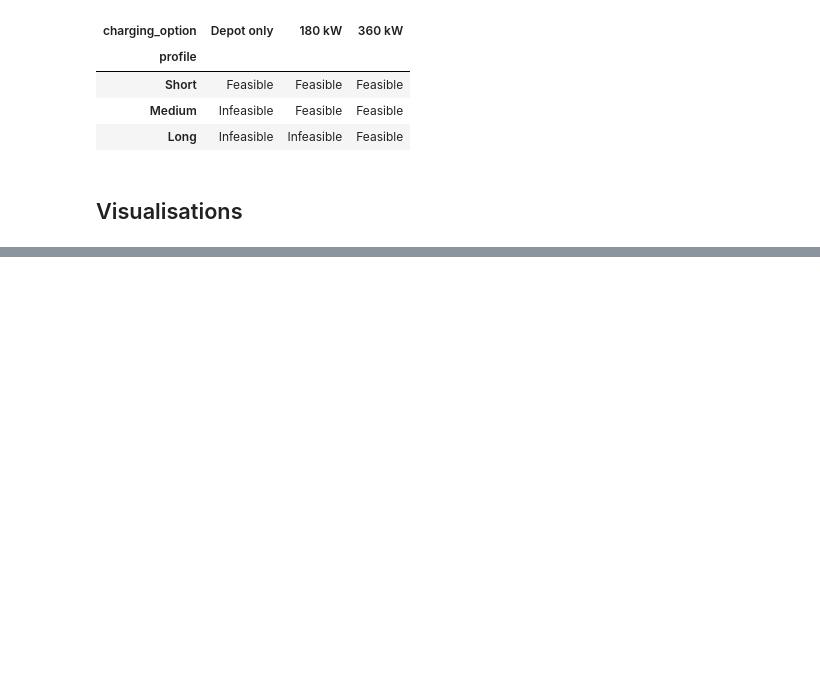
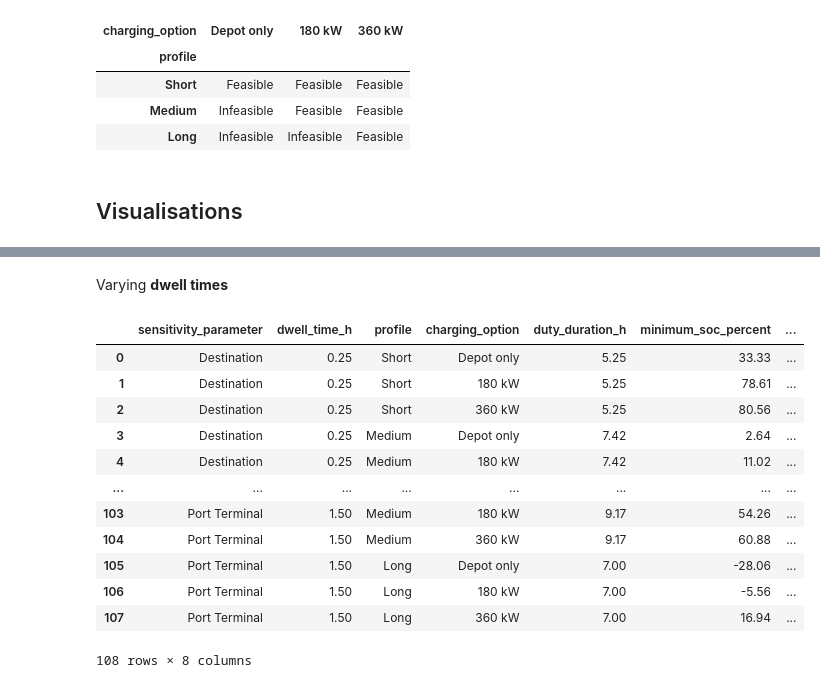
Before and after one commit to magdalini1/-TIL6022-TIL-Python-Programming-Group-21, a Jupyter notebook: Final_code.ipynb, the cells around one changed output, grey strips where cells are left out. Cells and saved outputs as stored; diff of their text form; code cells hidden in the pictures; blank space fills up the shorter version.

```diff
--- a/Final_code.ipynb
+++ b/Final_code.ipynb
@@ -614,0 +712,73 @@ plt.show()
+# %% [markdown]
+Varying **dwell times**
+# %%
+dwell_times = [0.25, 0.50, 0.75, 1.00, 1.25, 1.50]
+dwell_results = []
+
+# testing destination dwell and port dwell individually
+dwell_features = ["Destination", "Port Terminal"]
+
+for feature in dwell_features:
+    for time in dwell_times:
+        #create a new operation profile with the new dwell times
+        profiles_new = []
+        for profile in profiles:
+            destination_dwell = profile.destination_dwell_h
+            port_dwell = profile.port_dwell_h
+
+            if feature == "Destination":
+                destination_dwell = time
+            else:
+                port_dwell = time
+
+            modified_profile = OperationalProfile(
+                name=profile.name,
+                one_way_distance_km=profile.one_way_distance_km,
+                round_trips=profile.round_trips,
+                average_speed_kmh=profile.average_speed_kmh,
+                destination_dwell_h=destination_dwell,
+                port_dwell_h=port_dwell,
+                duty_start_hour=profile.duty_start_hour
+            )
+            profiles_new.append(modified_profile)
+
+        # run simulation with the new profile
+        _, summary_sens1 = run_all_scenarios(
+            truck,
+            profiles_new,
+            charging_options
+        )
+
+        summary_sens1['sensitivity_parameter'] = feature
+        summary_sens1['dwell_time_h'] = time
+
+        dwell_results.append(summary_sens1)
+
+dwell_sensitivity_df = pd.concat(dwell_results, ignore_index=True)
+dwell_sensitivity_df = dwell_sensitivity_df[["sensitivity_parameter", "dwell_time_h",
+                                             #"destination_dwell_h", "port_dwell_h",
+                                                         "profile",
+                                                         "charging_option",
+                                                         "duty_duration_h",
+                                                         "minimum_soc_percent",
+                                                         #"opportunity_grid_energy_kwh",
+                                                         #"depot_grid_energy_required_kwh",
+                                                         "duty_feasible",
+                                                         "repeatable_daily_feasible"
+                                                         ]]
+
+display(dwell_sensitivity_df.round(2))
+# %% [output]
+|  | sensitivity_parameter | dwell_time_h | profile | charging_option | duty_duration_h | minimum_soc_percent | ... |
+| 0 | Destination | 0.25 | Short | Depot only | 5.25 | 33.33 | ... |
+| 1 | Destination | 0.25 | Short | 180 kW | 5.25 | 78.61 | ... |
+| 2 | Destination | 0.25 | Short | 360 kW | 5.25 | 80.56 | ... |
+| 3 | Destination | 0.25 | Medium | Depot only | 7.42 | 2.64 | ... |
+| 4 | Destination | 0.25 | Medium | 180 kW | 7.42 | 11.02 | ... |
+| ... | ... | ... | ... | ... | ... | ... | ... |
+| 103 | Port Terminal | 1.50 | Medium | 180 kW | 9.17 | 54.26 | ... |
+| 104 | Port Terminal | 1.50 | Medium | 360 kW | 9.17 | 60.88 | ... |
+| 105 | Port Terminal | 1.50 | Long | Depot only | 7.00 | -28.06 | ... |
+| 106 | Port Terminal | 1.50 | Long | 180 kW | 7.00 | -5.56 | ... |
+| 107 | Port Terminal | 1.50 | Long | 360 kW | 7.00 | 16.94 | ... |
+108 rows × 8 columns
```
Also changed, not shown: parts of 23 cells of this notebook.
